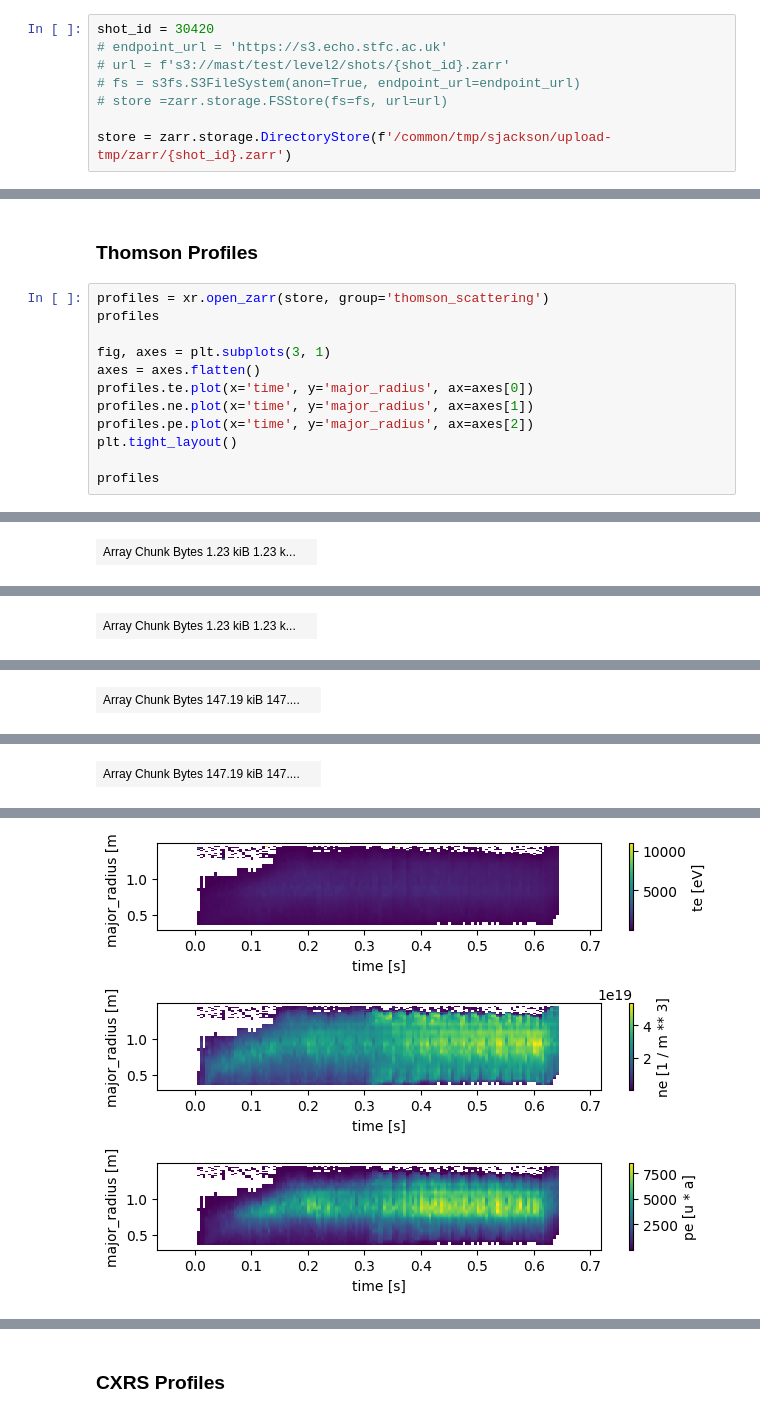
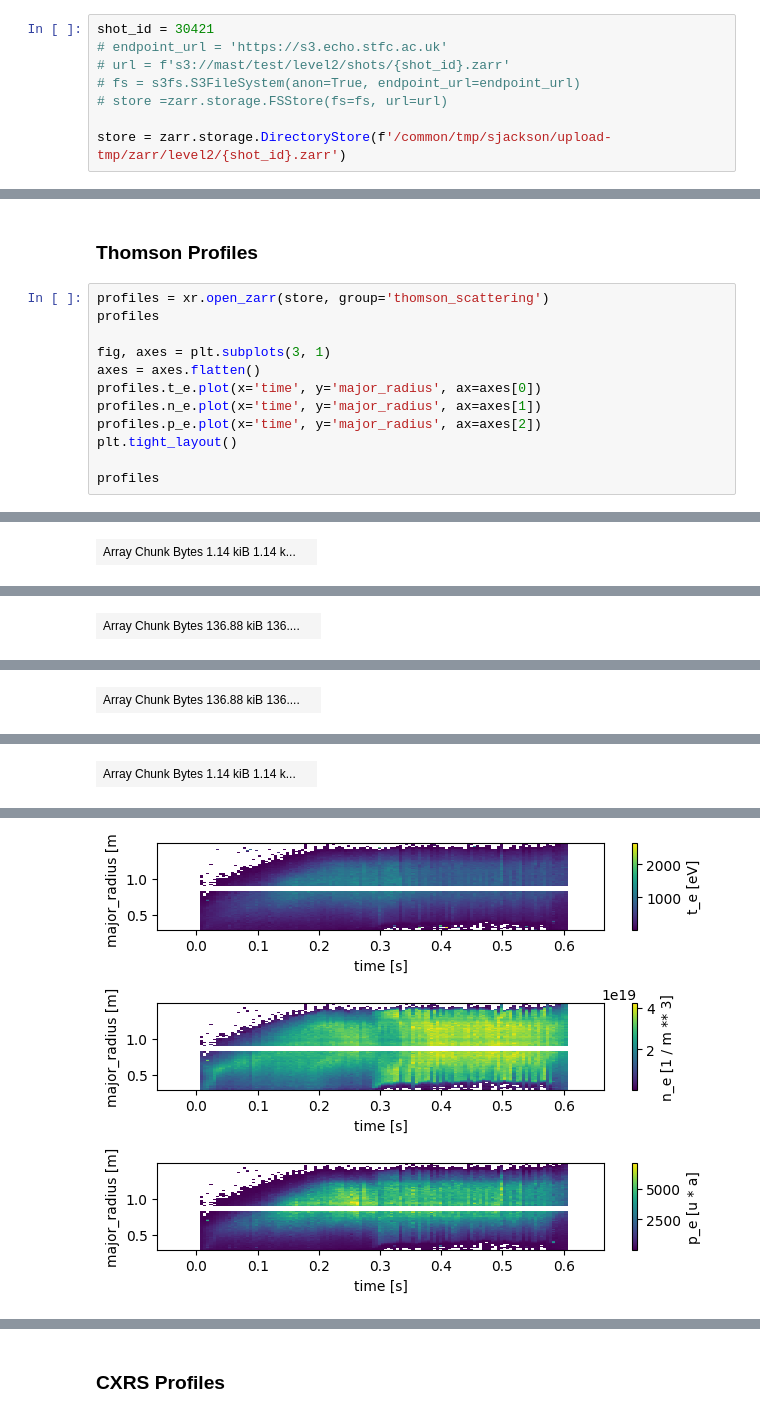
Before and after one commit to ukaea/fair-mast-ingestion, a Jupyter notebook: notebooks/level2_plot_profiles_mast.ipynb, the cells around one changed output, grey strips where cells are left out. Saved outputs shown, nothing was run; the diff lists cells and outputs as text.

```diff
--- a/notebooks/level2_plot_profiles_mast.ipynb
+++ b/notebooks/level2_plot_profiles_mast.ipynb
@@ -22,10 +22,10 @@ def plot_1d_profiles(profiles: xr.Dataset):
 
     plt.tight_layout()
 # %%
-shot_id = 30420
+shot_id = 30421
 # endpoint_url = 'https://s3.echo.stfc.ac.uk'
 # url = f's3://mast/test/level2/shots/{shot_id}.zarr'
 # fs = s3fs.S3FileSystem(anon=True, endpoint_url=endpoint_url)
 # store =zarr.storage.FSStore(fs=fs, url=url)
 
-store = zarr.storage.DirectoryStore(f'/common/tmp/sjackson/upload-tmp/zarr/{shot_id}.zarr')
+store = zarr.storage.DirectoryStore(f'/common/tmp/sjackson/upload-tmp/zarr/level2/{shot_id}.zarr')
@@ -443,9 +367,9 @@ profiles
 
 fig, axes = plt.subplots(3, 1)
 axes = axes.flatten()
-profiles.te.plot(x='time', y='major_radius', ax=axes[0])
-profiles.ne.plot(x='time', y='major_radius', ax=axes[1])
-profiles.pe.plot(x='time', y='major_radius', ax=axes[2])
+profiles.t_e.plot(x='time', y='major_radius', ax=axes[0])
+profiles.n_e.plot(x='time', y='major_radius', ax=axes[1])
+profiles.p_e.plot(x='time', y='major_radius', ax=axes[2])
 plt.tight_layout()
 
 profiles
@@ -484,3 +406,3 @@ time_index :
 units :
 1 / m ** 3
-| Array Chunk Bytes 1.23 kiB 1.23 k... |  |
+| Array Chunk Bytes 1.14 kiB 1.14 k... |  |
@@ -502 +422 @@ eV
-| Array Chunk Bytes 1.23 kiB 1.23 k... |  |
+| Array Chunk Bytes 136.88 kiB 136.... |  |
@@ -518 +438 @@ u * a
-| Array Chunk Bytes 147.19 kiB 147.... |  |
+| Array Chunk Bytes 136.88 kiB 136.... |  |
@@ -534,6 +450,6 @@ thomson_scattering.channel[:].t_e
 units :
 eV
-| Array Chunk Bytes 147.19 kiB 147.... |  |
+| Array Chunk Bytes 1.14 kiB 1.14 k... |  |
 Indexes: (2)
 major_radius
 PandasIndex
@@ -545,3 +470,3 @@ Attributes: (0)
-[figure, old version]
+[figure, new version]
 # %%
 fig, axes = plt.subplots(2, 1)
```
Also changed, not shown: parts of 24 cells of this notebook, 3 other files.
